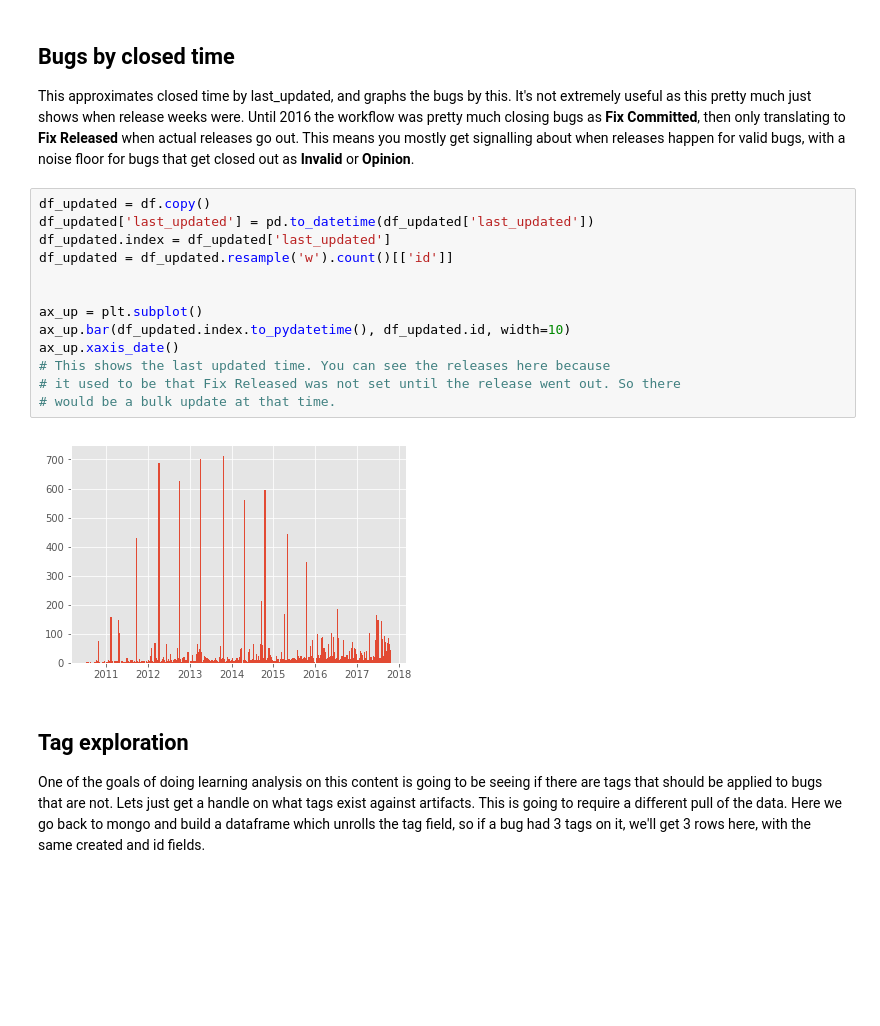
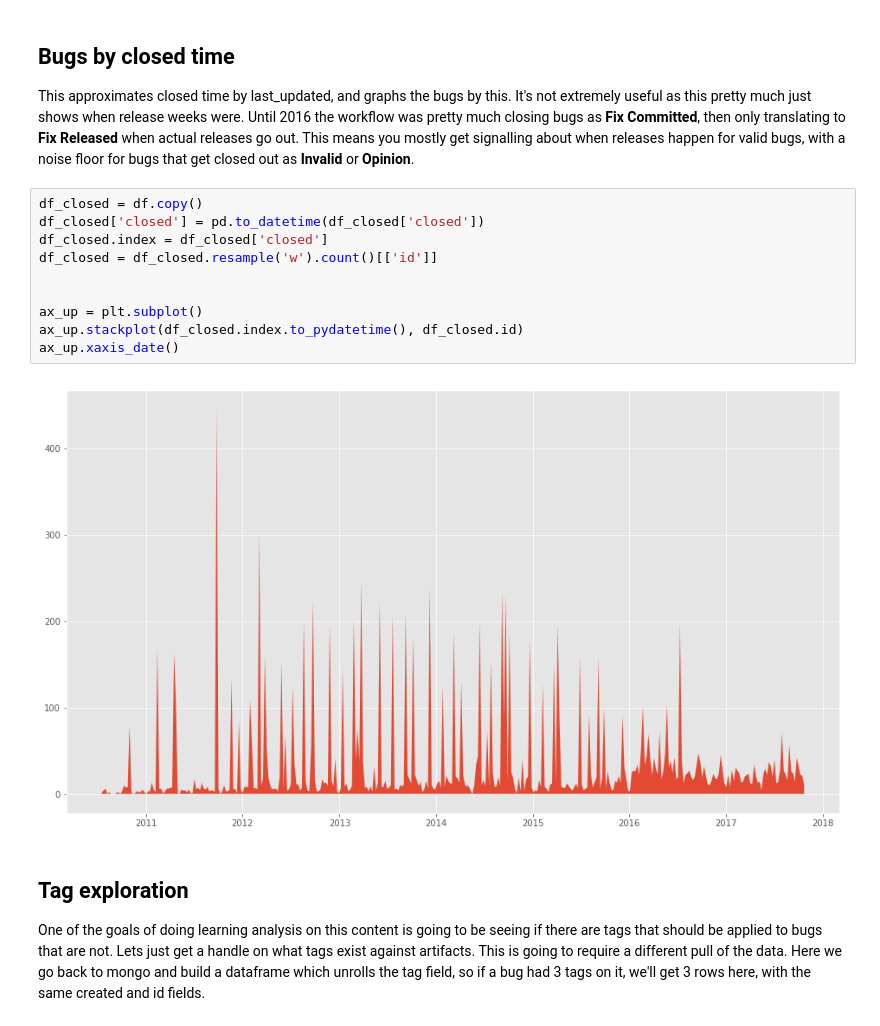
Before and after one commit to sdague/openstack-bugs-ml, a Jupyter notebook: Explore Nova Bugs.ipynb, the cells around one changed output. Saved outputs shown, nothing was run; the diff lists cells and outputs as text; blank space fills up the shorter version.

```diff
--- a/Explore Nova Bugs.ipynb
+++ b/Explore Nova Bugs.ipynb
@@ -126,21 +130,18 @@ ax.xaxis_date()
 ## Bugs by closed time
 
 This approximates closed time by last_updated, and graphs the bugs by this. It's not extremely useful as this pretty much just shows when release weeks were. Until 2016 the workflow was pretty much closing bugs as **Fix Committed**, then only translating to **Fix Released** when actual releases go out. This means you mostly get signalling about when releases happen for valid bugs, with a noise floor for bugs that get closed out as **Invalid** or **Opinion**.
-# %%
-df_updated = df.copy()
-df_updated['last_updated'] = pd.to_datetime(df_updated['last_updated'])
-df_updated.index = df_updated['last_updated']
-df_updated = df_updated.resample('w').count()[['id']]
-
-
-ax_up = plt.subplot()
-ax_up.bar(df_updated.index.to_pydatetime(), df_updated.id, width=10)
-ax_up.xaxis_date()
-# This shows the last updated time. You can see the releases here because
-# it used to be that Fix Released was not set until the release went out. So there
-# would be a bulk update at that time.
-# %% [output]
-[figure, removed]
+# %%
+df_closed = df.copy()
+df_closed['closed'] = pd.to_datetime(df_closed['closed'])
+df_closed.index = df_closed['closed']
+df_closed = df_closed.resample('w').count()[['id']]
+
+
+ax_up = plt.subplot()
+ax_up.stackplot(df_closed.index.to_pydatetime(), df_closed.id)
+ax_up.xaxis_date()
+# %% [output]
+[figure, added]
 # %% [markdown]
 ## Tag exploration
 
```
Also changed, not shown: parts of 6 cells of this notebook.
